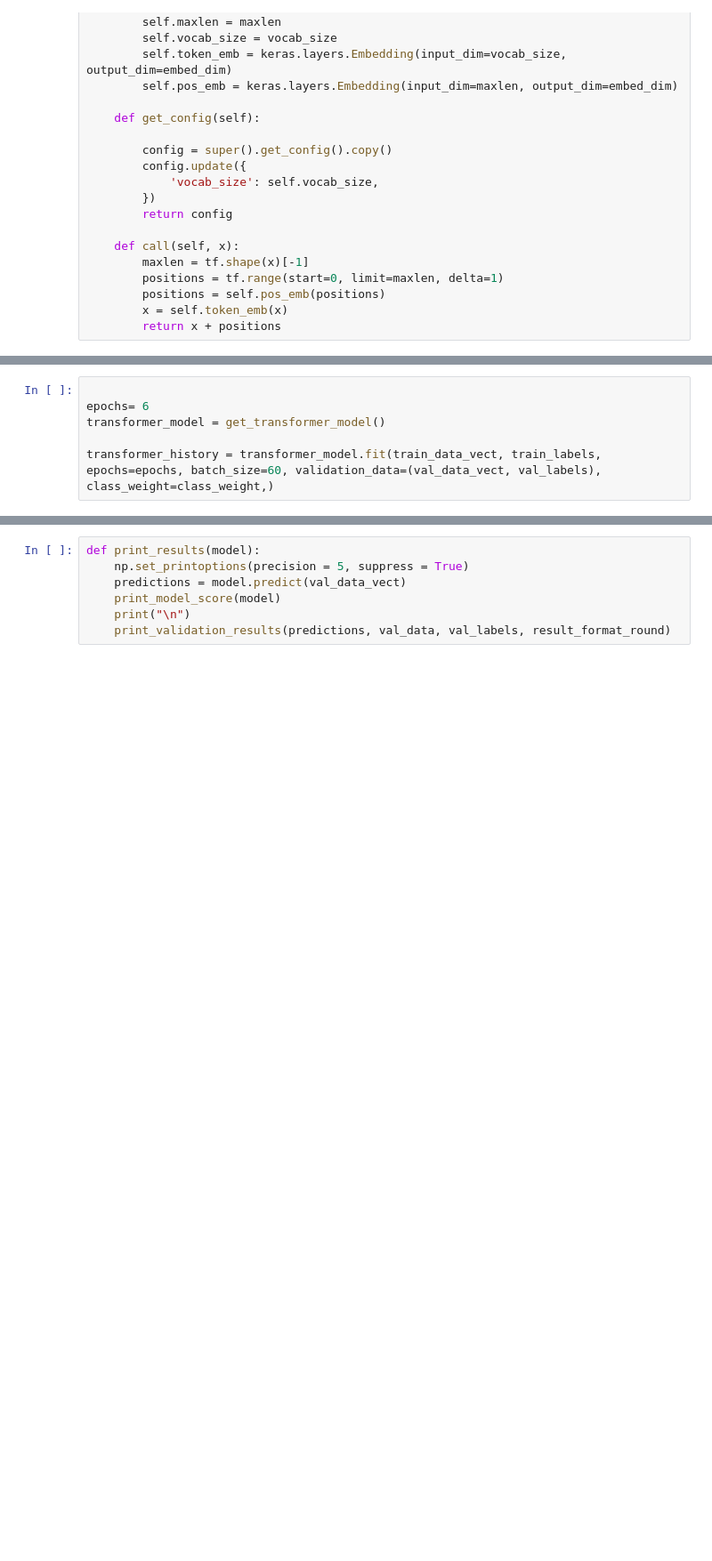
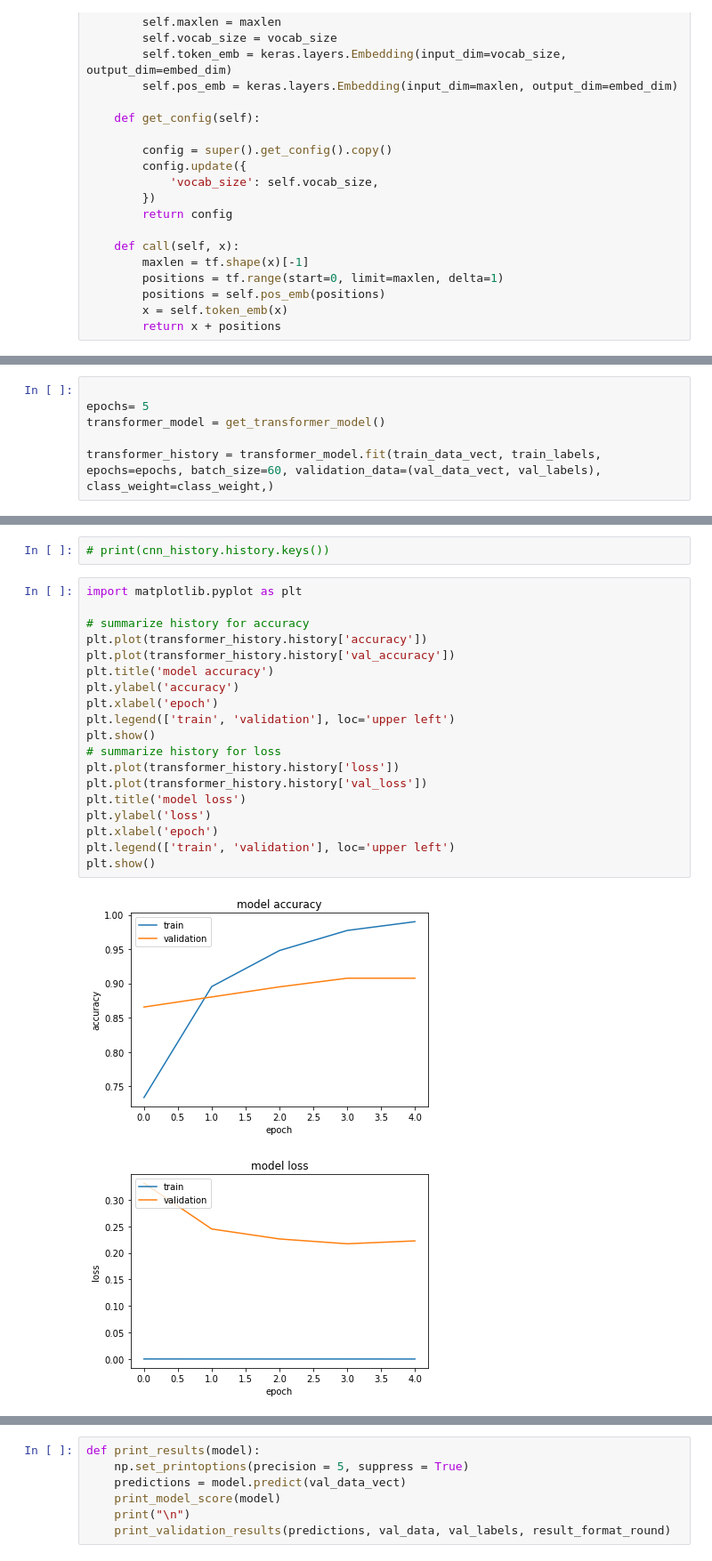
Before and after one commit to senner007/Sports-Block, a Jupyter notebook: main.ipynb, the cells around one changed output, grey strips where cells are left out. Shown at 89% size. Saved outputs shown, nothing was run; the diff lists cells and outputs as text; blank space fills up the shorter version.

```diff
--- a/main.ipynb
+++ b/main.ipynb
@@ -513,6 +429,6 @@ def print_validation_results(predictions, val_data, labels, formatter, only_inco
 # %%
 
-epochs= 6
+epochs= 5
 transformer_model = get_transformer_model()
 
 transformer_history = transformer_model.fit(train_data_vect, train_labels, epochs=epochs, batch_size=60, validation_data=(val_data_vect, val_labels),  class_weight=class_weight,)
@@ -527,2 +475,26 @@ transformer_model.summary()
+# %%
+# print(cnn_history.history.keys())
+# %%
+import matplotlib.pyplot as plt
+
+# summarize history for accuracy
+plt.plot(transformer_history.history['accuracy'])
+plt.plot(transformer_history.history['val_accuracy'])
+plt.title('model accuracy')
+plt.ylabel('accuracy')
+plt.xlabel('epoch')
+plt.legend(['train', 'validation'], loc='upper left')
+plt.show()
+# summarize history for loss
+plt.plot(transformer_history.history['loss'])
+plt.plot(transformer_history.history['val_loss'])
+plt.title('model loss')
+plt.ylabel('loss')
+plt.xlabel('epoch')
+plt.legend(['train', 'validation'], loc='upper left')
+plt.show()
+# %% [output]
+[figure, added]
+[figure, added]
 # %%
 # cnn_model.summary()
```
Also changed, not shown: parts of 36 cells of this notebook, 20 other files.
